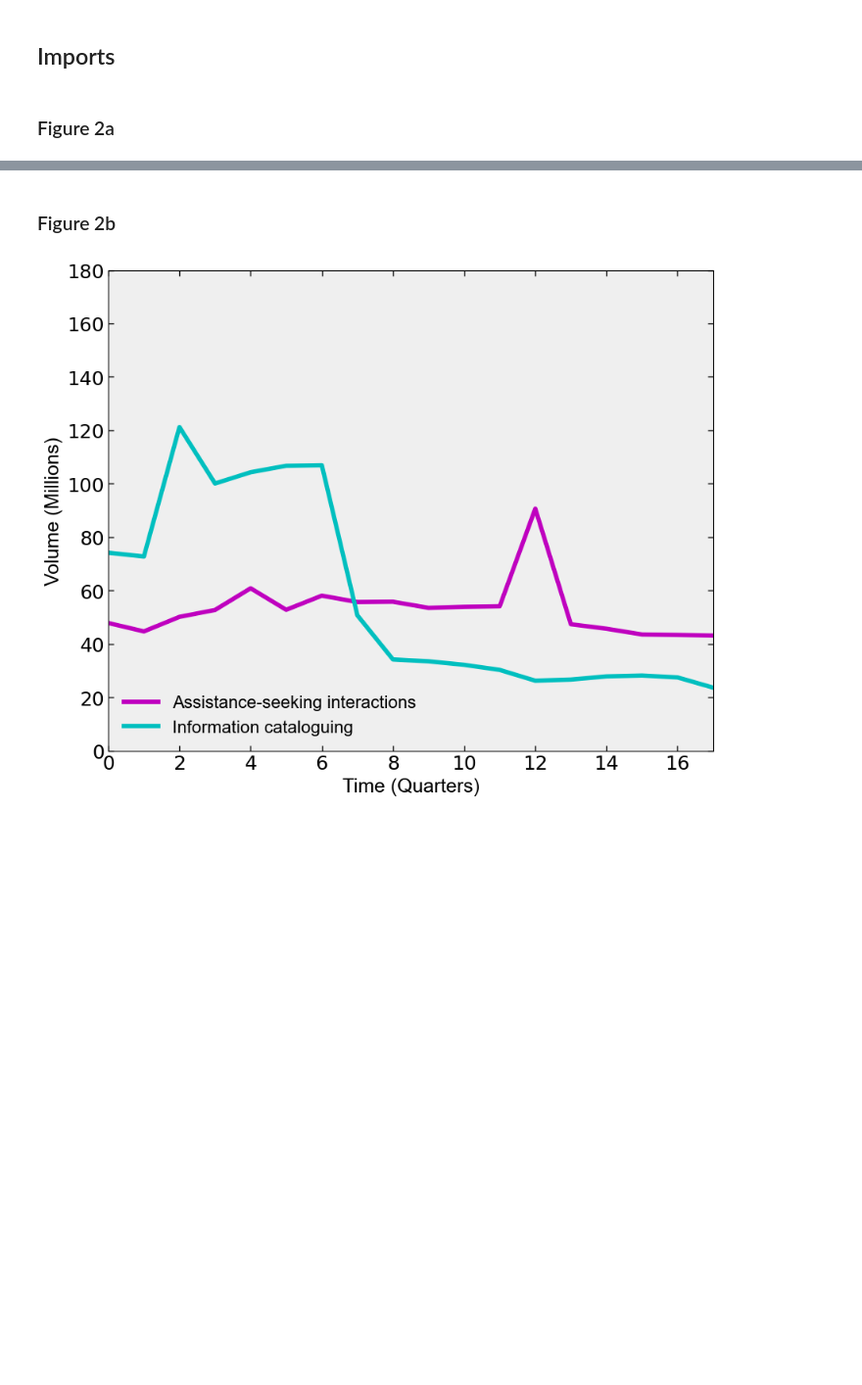
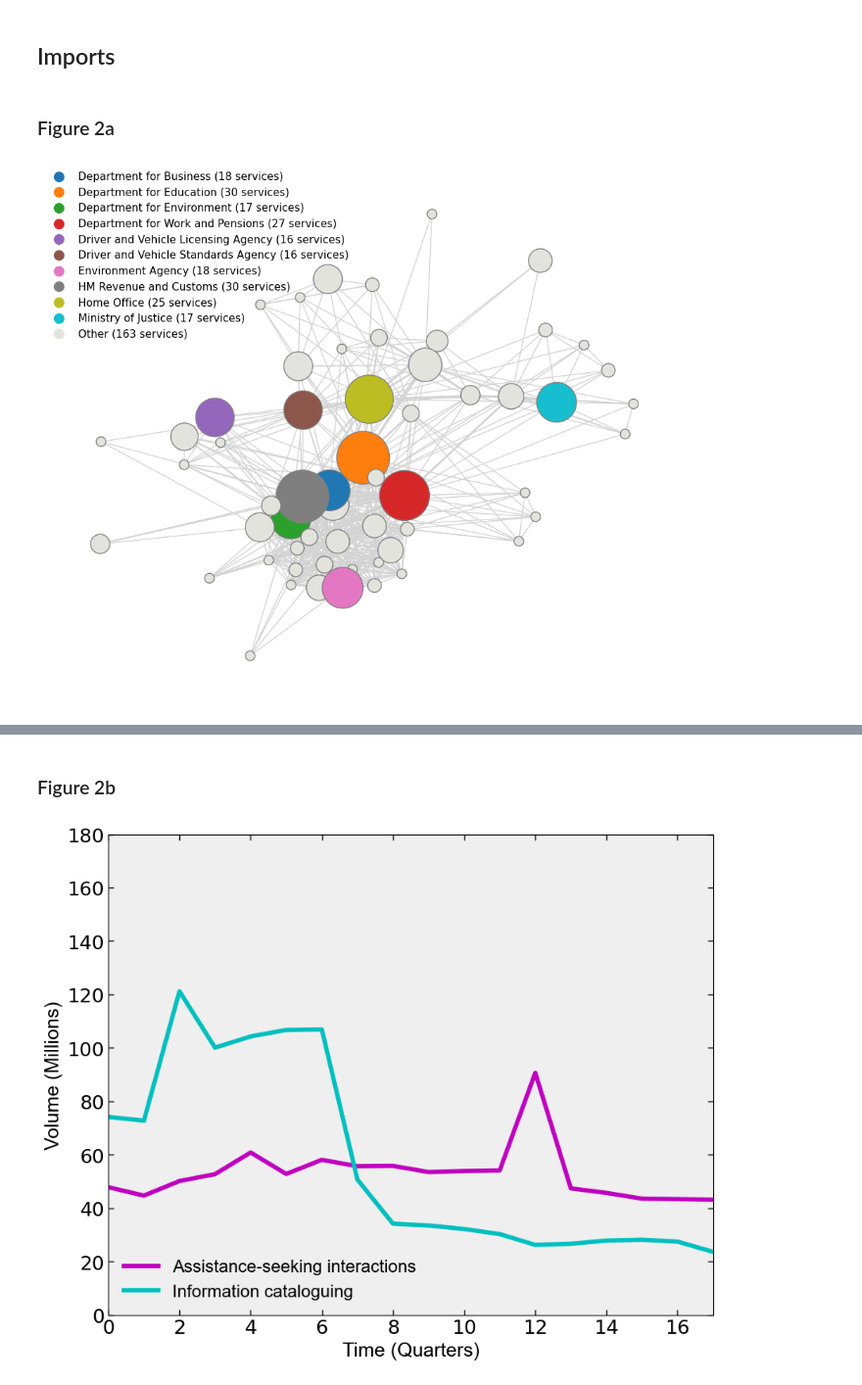
Before and after one commit to ai-for-public-services/structural-insights-into-uk-gov, a Jupyter notebook: notebooks/02-figure-2.ipynb, the cells around one changed output, grey strips where cells are left out. Shown at 98% size. Saved outputs shown, nothing was run; the diff lists cells and outputs as text; code cells hidden in the pictures; blank space fills up the shorter version.

```diff
--- a/notebooks/02-figure-2.ipynb
+++ b/notebooks/02-figure-2.ipynb
@@ -12,3 +13,100 @@ from nltk.corpus import wordnet
 from nltk.stem import WordNetLemmatizer
 # %% [markdown]
 ### Figure 2a
+# %%
+import pandas as pd
+import networkx as nx
+import matplotlib.pyplot as plt
+from pathlib import Path
+import seaborn as sns
+
+
+def plot_organisation_network(save=False):
+    """
+    Load and plot organisations network.
+    """
+
+    # Assuming services_df is your DataFrame
+    services_df = pd.read_pickle(Path('../data/processed/dataframes/descriptive-df-w-api-data.pkl'))
+
+    # Abbreviate organisation names
+    mapping = {
+        'Department for Business, Energy & Industrial Strategy': 'Department for Business',
+        'Department for Environment, Food & Rural Affairs': 'Department for Environment'
+    }
+
+    services_df.replace(mapping, inplace=True)
+
+    # Task 1: Create a NetworkX graph
+    G = nx.Graph()
+
+    # Add nodes for organizations
+    org_service_count = services_df.groupby('organisation')['service'].nunique().reset_index()
+    org_service_count.columns = ['organisation', 'service_count']
+
+    # Create a list to store colors for nodes
+    node_colors = []
+
+    # Task 1.1: Assign unique colors to nodes with 15 or more services
+    unique_colors = sns.color_palette('tab10', n_colors=10)  # Use Set1 colormap
+    color_mapping = dict(zip(org_service_count.loc[org_service_count['service_count']>=15].organisation, unique_colors))
+
+    for index, row in org_service_count.iterrows():
+        if row['service_count'] >= 15:
+            G.add_node(row['organisation'], size=row['service_count'], color=row['service_count'])
+            node_colors.append(color_mapping[row['organisation']])  # Use a unique color for nodes with 15 or more services
+        else:
+            G.add_node(row['organisation'], size=row['service_count'], color=0)  # 0 represents 'Other' nodes
+            node_colors.append('#e3e3de')  # Color nodes with less than 15 services as #e6e4cc
+
+    # Task 2: Add edges between organizations based on shared topics, edge width based on the number of shared topics
+    for org1 in org_service_count['organisation']:
+        for org2 in org_service_count['organisation']:
+            if org1 != org2:
+                topics1 = set(services_df[services_df['organisation'] == org1]['topic'])
+                topics2 = set(services_df[services_df['organisation'] == org2]['topic'])
+                shared_topics = topics1.intersection(topics2)
+                if shared_topics:
+                    G.add_edge(org1, org2, weight=len(shared_topics))
+
+    # Get node sizes
+    node_sizes = [data['size'] * 100 for _, data in G.nodes(data=True)]
+
+    # Get edge weights
+    edge_weights = [data['weight'] for _, _, data in G.edges(data=True)]
+
+    # Create a force-directed layout
+    pos = nx.spring_layout(G)
+
+    # Draw the network diagram
+    plt.figure(figsize=(12, 10))
+    nx.draw_networkx_nodes(G, pos, node_size=node_sizes, node_color=node_colors, linewidths=1, edgecolors='grey')
+    nx.draw_networkx_edges(G, pos, width=edge_weights, edge_color='lightgrey')
+
+    # No need to draw node labels separately
+
+    # Task 3: Create a custom legend for nodes with 15 or more services and 'Other' nodes
+    legend_elements = [plt.Line2D([0], [0], marker='o', color='w', markerfacecolor=color, markersize=12, label=f'{org} ({count} services)')
+                       for org, count, color in zip(org_service_count['organisation'], org_service_count['service_count'], node_colors)
+                       if count >= 15]  # Filter nodes with 15 or more services
+
+    # Add a label for 'Other' nodes
+    legend_elements.append(plt.Line2D([0], [0], marker='o', color='w', markerfacecolor='#e3e3de', markersize=12, label='Other (163 services)'))
+
+    # Create legend in the lower left
+    plt.legend(handles=legend_elements, borderaxespad=0., frameon=False, ncols=1, fontsize=11)
+
+    plt.axis('off')
+
+    # Save figure
+    if save == True:
+        plt.savefig(Path("../reports/figures/fig2a.png"), dpi=300, bbox_inches='tight')
+    else:
+        plt.show()
+
+
+plot_organisation_network(
+    save=True
+)
+# %% [output]
+[figure, added]
```
Also changed, not shown: parts of 7 cells of this notebook, 8 other files.
